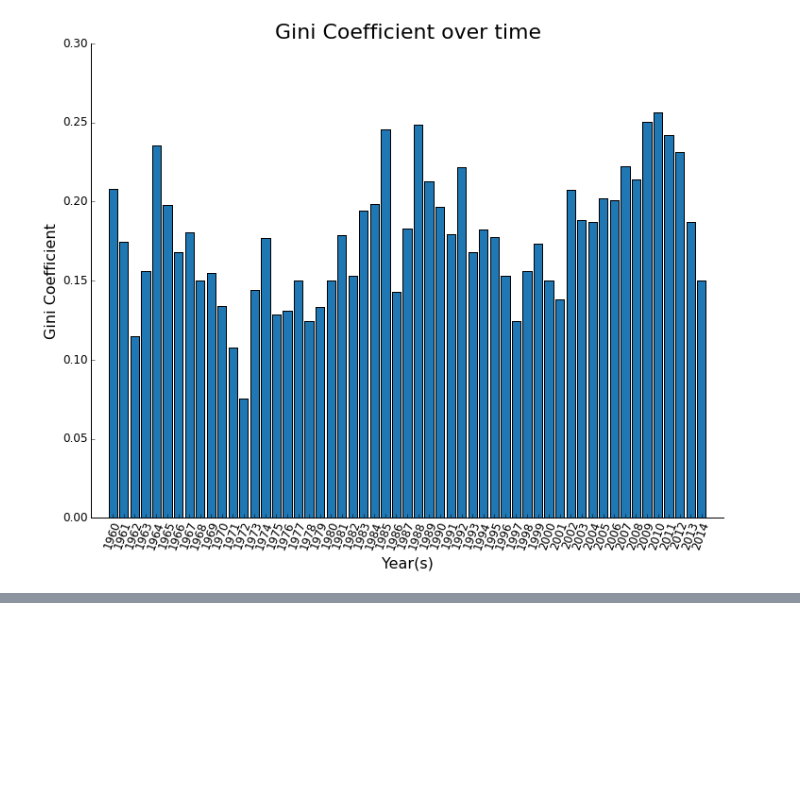
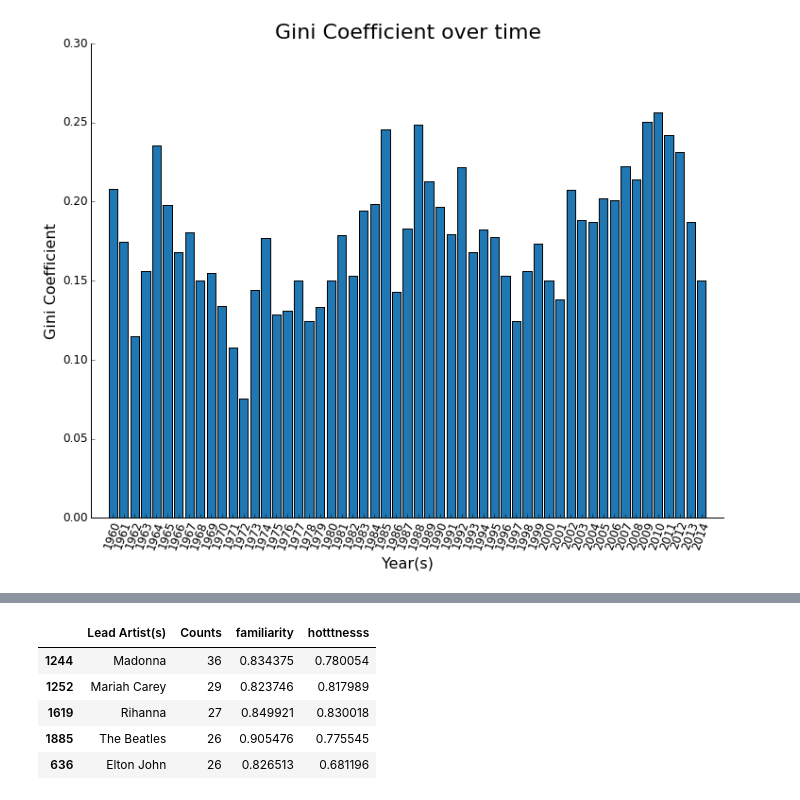
Before and after one commit to ThomasLucas/SlideRule-DataScience_Intensive-Code, a Jupyter notebook: CapstoneProject/IPython-Notebooks/DataStory.ipynb, the cells around one changed output, grey strips where cells are left out. Drawn from its saved outputs; the diff is of its cells as text; code cells hidden in the pictures; blank space fills up the shorter version.

Commit message:
Addition of the familiarity and the hotttnesss to the artist count data frame

```diff
--- a/CapstoneProject/IPython-Notebooks/DataStory.ipynb
+++ b/CapstoneProject/IPython-Notebooks/DataStory.ipynb
@@ -203,0 +219,2 @@ dsf.plot_gini_coefficient(gini_coefficient_df, "Year(s)",
+# %%
+billboard_df_artist_count_with_additional_items = dsf.add_items_to_billboard_df_artist_count(billboard_df_artist_count, ["familiarity", "hotttnesss"])
@@ -203,0 +237,9 @@ dsf.plot_gini_coefficient(gini_coefficient_df, "Year(s)",
+# %%
+billboard_df_artist_count_with_additional_items.head()
+# %% [output]
+|  | Lead Artist(s) | Counts | familiarity | hotttnesss |
+| 1244 | Madonna | 36 | 0.834375 | 0.780054 |
+| 1252 | Mariah Carey | 29 | 0.823746 | 0.817989 |
+| 1619 | Rihanna | 27 | 0.849921 | 0.830018 |
+| 1885 | The Beatles | 26 | 0.905476 | 0.775545 |
+| 636 | Elton John | 26 | 0.826513 | 0.681196 |
```
Also changed, not shown: parts of 5 cells of this notebook, 3 other files.
